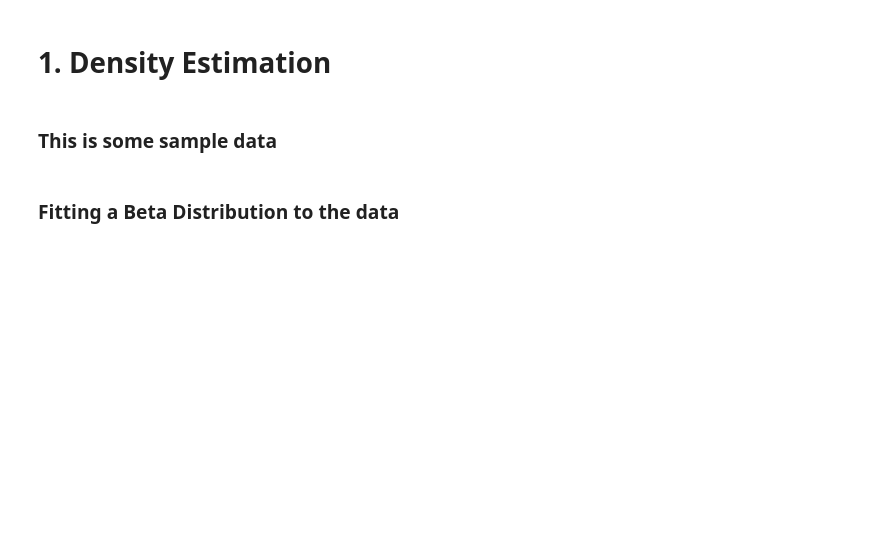
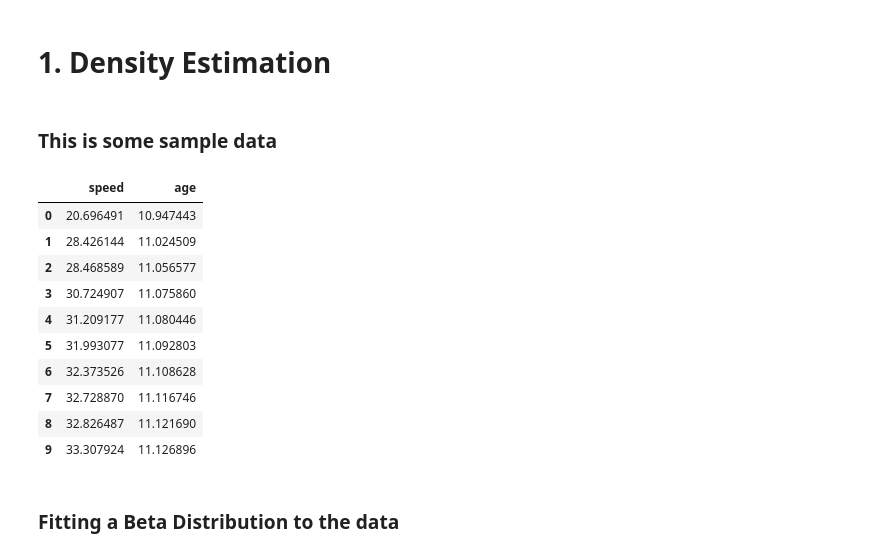
Before and after one commit to sanjosh/machine_learning, a Jupyter notebook: copulas/synthetic data generation.ipynb, the cells around one changed output. Drawn from its saved outputs; the diff is of its cells as text; code cells hidden in the pictures; blank space fills up the shorter version.

```diff
--- a/copulas/synthetic data generation.ipynb
+++ b/copulas/synthetic data generation.ipynb
@@ -14,3 +23,17 @@ actual_data = [5, 12, 22, 400, 800, 120, 70, 30, 23, 22, 10, 1 ]
+# %%
+df.head(10)
+# %% [output]
+|  | speed | age |
+| 0 | 20.696491 | 10.947443 |
+| 1 | 28.426144 | 11.024509 |
+| 2 | 28.468589 | 11.056577 |
+| 3 | 30.724907 | 11.075860 |
+| 4 | 31.209177 | 11.080446 |
+| 5 | 31.993077 | 11.092803 |
+| 6 | 32.373526 | 11.108628 |
+| 7 | 32.728870 | 11.116746 |
+| 8 | 32.826487 | 11.121690 |
+| 9 | 33.307924 | 11.126896 |
 # %% [markdown]
 ### Fitting a Beta Distribution to the data
 # %%
```
Also changed, not shown: parts of 22 cells of this notebook.
